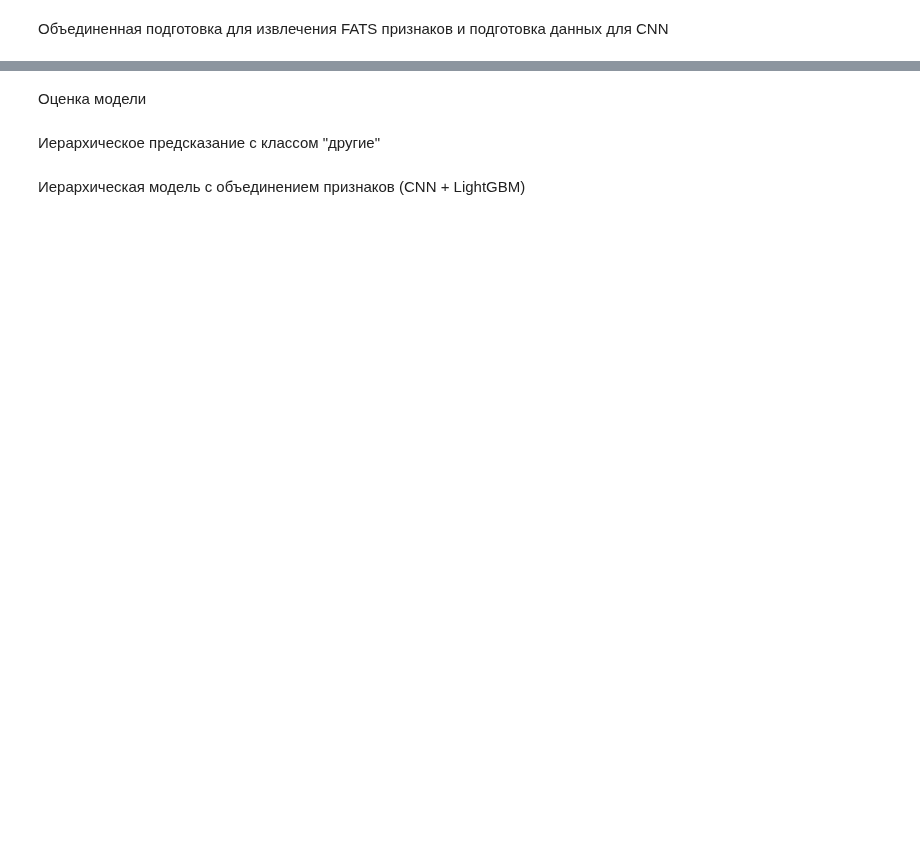
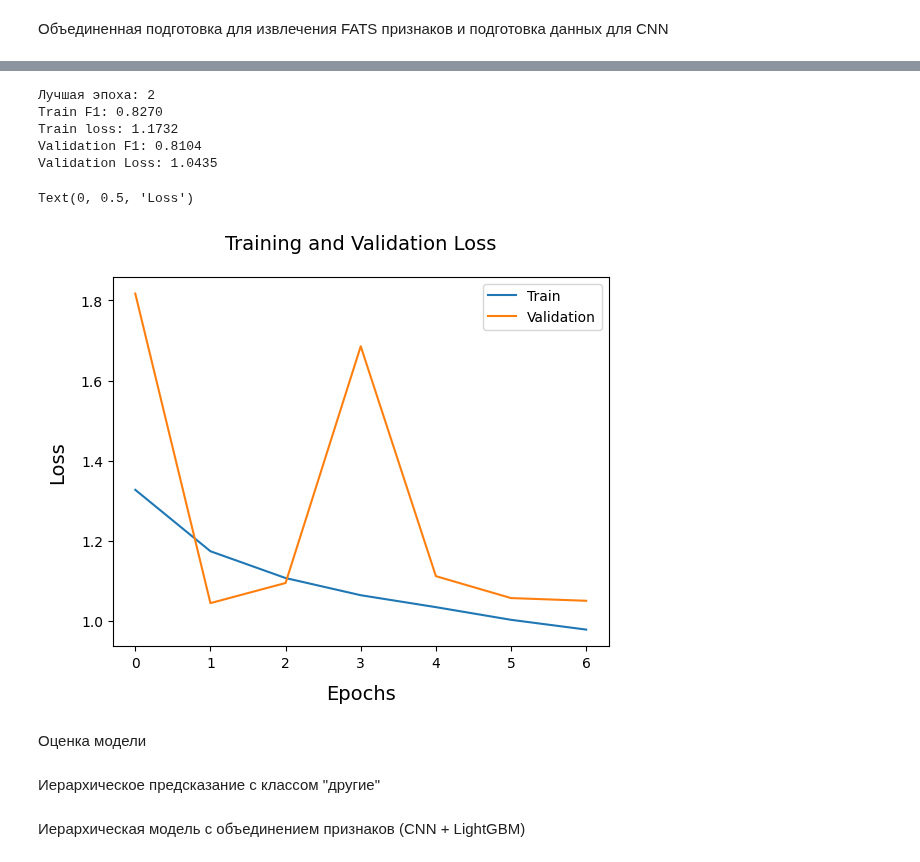
Before and after one commit to zLPrime/astro-guard, a Jupyter notebook: classificaton_varstars.ipynb, the cells around one changed output, grey strips where cells are left out. Cells and saved outputs as stored; diff of their text form; code cells hidden in the pictures; blank space fills up the shorter version.

Commit message:
try model with 100 thousand dataset

```diff
--- a/classificaton_varstars.ipynb
+++ b/classificaton_varstars.ipynb
@@ -801,0 +979,4 @@ KeyboardInterrupt:
+# %%
+# input_shape с 2 каналами
+input_shape = (X_ts.shape[1], X_ts.shape[2])
+input_shape
@@ -801,0 +1015,20 @@ KeyboardInterrupt:
+# %%
+log_dir = "logs/fit/" + datetime.datetime.now().strftime("%Y%m%d-%H%M%S")
+tensorboard_callback = tf.keras.callbacks.TensorBoard(log_dir=log_dir,
+                                                      histogram_freq=1,
+                                                      write_graph=True,
+                                                      write_images=True,
+                                                      update_freq='epoch',
+                                                      profile_batch=0
+                                                      )
+# %%
+# Вычисление весов классов
+class_weights = compute_class_weight(
+    'balanced',
+    classes=np.unique(y_labels['main_class']),
+    y=y_labels['main_class']
+)
+
+# Преобразование в словарь
+class_weight_dict = {i: weight for i, weight in enumerate(class_weights)}
+class_weight_dict
@@ -801,0 +1041,14 @@ KeyboardInterrupt:
+# %%
+# Обучение модели
+history = cnn_model.fit(
+    X_ts,
+    y_main,
+    epochs=50,
+    batch_size=128,
+    validation_split=0.2,
+    class_weight=class_weight_dict,
+    callbacks=[
+        tensorboard_callback,
+        tf.keras.callbacks.EarlyStopping(patience=5, restore_best_weights=True)
+    ]
+)
@@ -801,0 +1070,34 @@ KeyboardInterrupt:
+# %%
+# Найти индекс эпохи с минимальным val_loss
+best_epoch = np.argmin(history.history['val_loss'])
+
+# Метрики лучшей эпохи
+best_metrics = {
+    'epoch': best_epoch + 1,  # Эпохи нумеруются с 0
+    'train_loss': history.history['loss'][best_epoch],
+    'val_loss': history.history['val_loss'][best_epoch],
+    'train_f1': history.history['f1_macro'][best_epoch],
+    'val_f1': history.history['val_f1_macro'][best_epoch]
+}
+
+print(f"Лучшая эпоха: {best_epoch + 1}")
+print(f"Train F1: {best_metrics['train_f1']:.4f}")
+print(f"Train loss: {best_metrics['train_loss']:.4f}")
+print(f"Validation F1: {best_metrics['val_f1']:.4f}")
+print(f"Validation Loss: {best_metrics['val_loss']:.4f}")
+# %% [output]
+Лучшая эпоха: 2
+Train F1: 0.8270
+Train loss: 1.1732
+Validation F1: 0.8104
+Validation Loss: 1.0435
+# %%
+plt.title('Training and Validation Loss', fontsize=14, pad=20)
+plt.plot(history.history['loss'], label='Train')
+plt.plot(history.history['val_loss'], label='Validation')
+plt.legend()
+plt.xlabel('Epochs', fontsize=14, labelpad=10)
+plt.ylabel('Loss', fontsize=14, labelpad=10)
+# %% [output]
+Text(0, 0.5, 'Loss')
+[figure, added]
```
Also changed, not shown: parts of 71 cells of this notebook, 1 other file.
